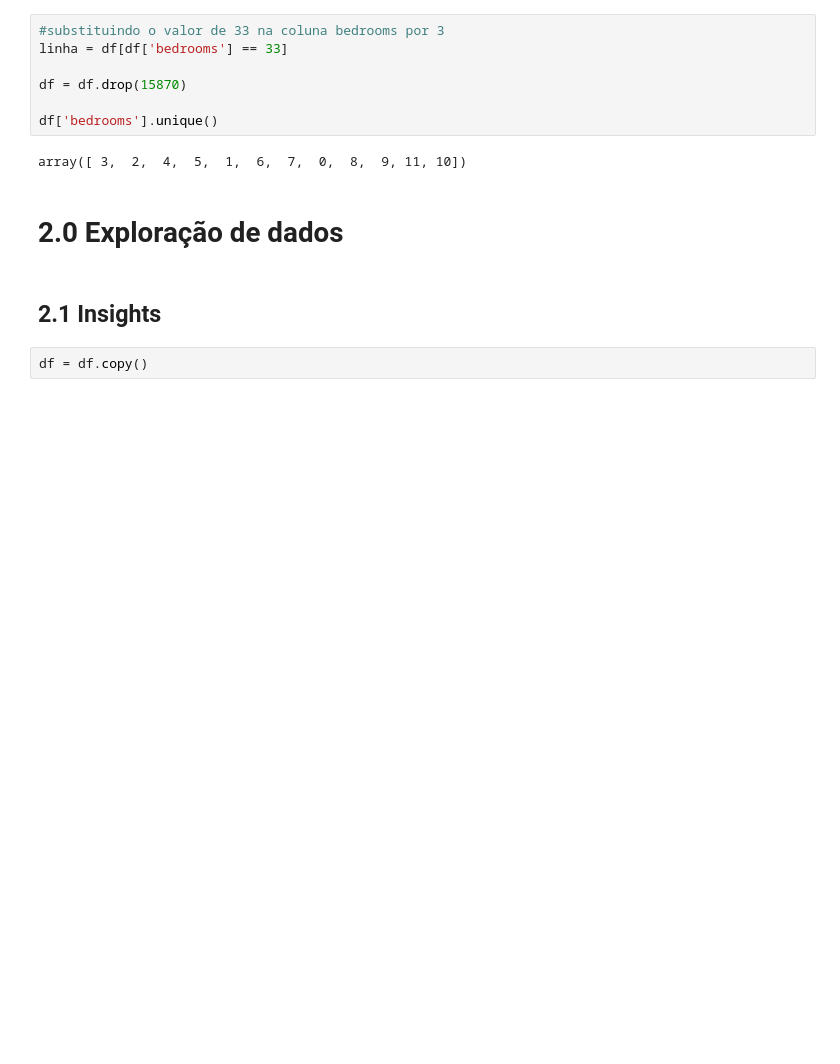
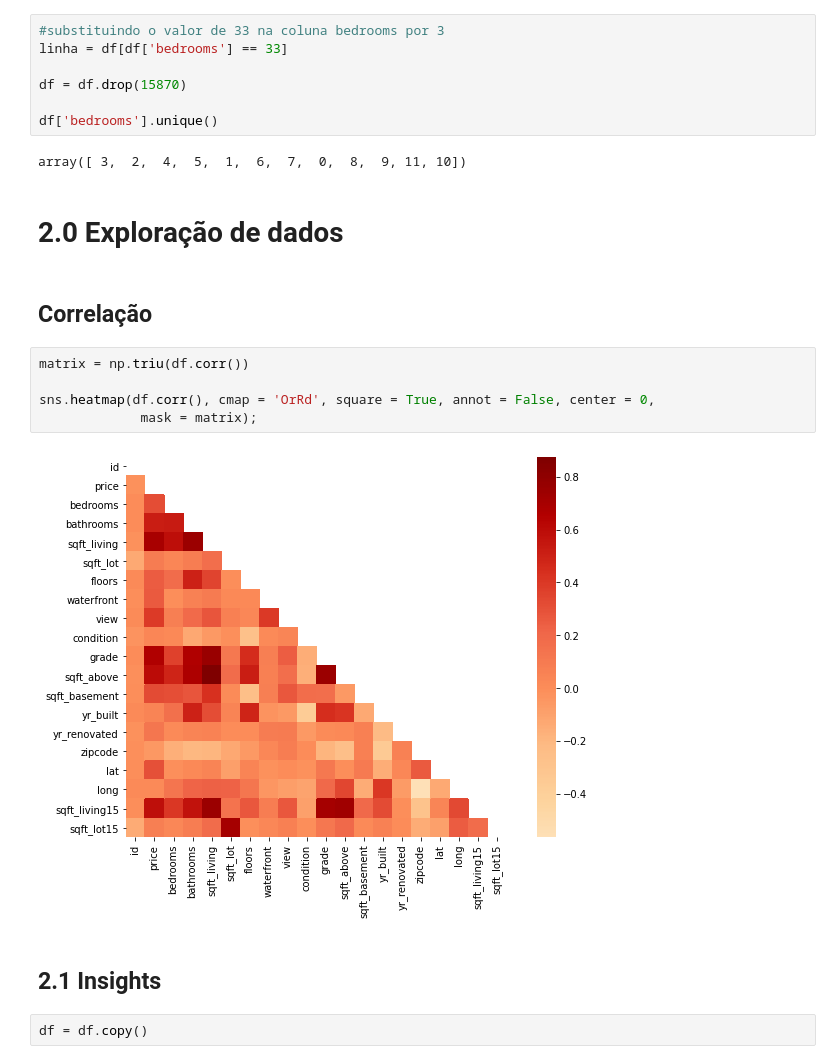
Before and after one commit to rsoliveirac/Python_do_zero_ao_DS, a Jupyter notebook: Projeto-Insight.ipynb, the cells around one changed output. Cells and saved outputs as stored; diff of their text form; blank space fills up the shorter version.

```diff
--- a/Projeto-Insight.ipynb
+++ b/Projeto-Insight.ipynb
@@ -187,6 +189,15 @@ df['bedrooms'].unique()
 array([ 3,  2,  4,  5,  1,  6,  7,  0,  8,  9, 11, 10])
 # %% [markdown]
 # 2.0 Exploração de dados
+# %% [markdown]
+## Correlação
+# %%
+matrix = np.triu(df.corr())
+
+sns.heatmap(df.corr(), cmap = 'OrRd', square = True, annot = False, center = 0,
+             mask = matrix);
+# %% [output]
+[figure, new version]
 # %% [markdown]
 ## 2.1 Insights
 # %%
```
Also changed, not shown: parts of 16 cells of this notebook, 2 other files.
